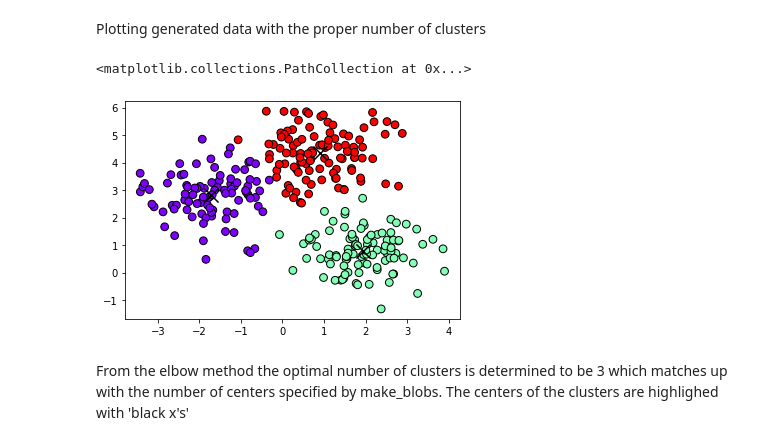
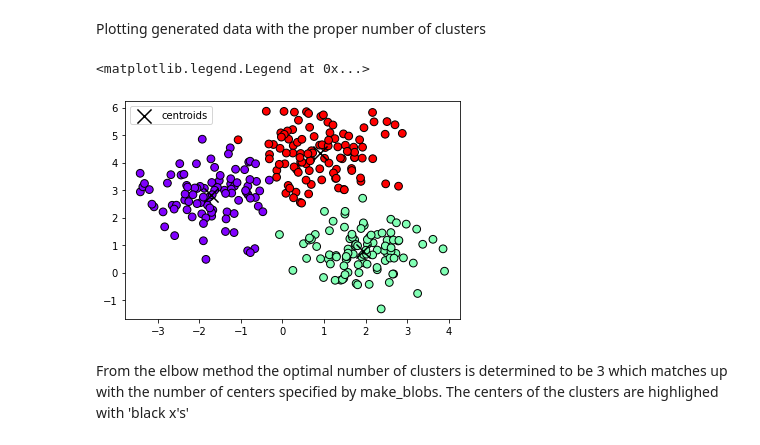
Before and after one commit to speri203/Clustering, a Jupyter notebook: Kmeans Clustering.ipynb, the cells around one changed output. Drawn from its saved outputs; the diff is of its cells as text; code cells hidden in the pictures.

Commit message:
Added legend to better illustrate centroids

```diff
--- a/Kmeans Clustering.ipynb
+++ b/Kmeans Clustering.ipynb
@@ -98,9 +98,10 @@ kmeans.fit(x)
 result = kmeans.predict(x)
 # %%
 plt.scatter(x[:, 0], x[:, 1], c=result, marker='o', edgecolor='black', s=60, cmap='rainbow')
-plt.scatter(kmeans.cluster_centers_[:,0], kmeans.cluster_centers_[:,1], marker='x', s=200, c='black')
+plt.scatter(kmeans.cluster_centers_[:,0], kmeans.cluster_centers_[:,1], marker='x', s=200, c='black', label='centroids')
+plt.legend()
 # %% [output]
-<matplotlib.collections.PathCollection at 0x...>
+<matplotlib.legend.Legend at 0x...>
-[figure, old version]
+[figure, new version]
 # %% [markdown]
 From the elbow method the optimal number of clusters is determined to be 3 which matches up with the number of centers specified by make_blobs. The centers of the clusters are highlighed with 'black x's'
```
